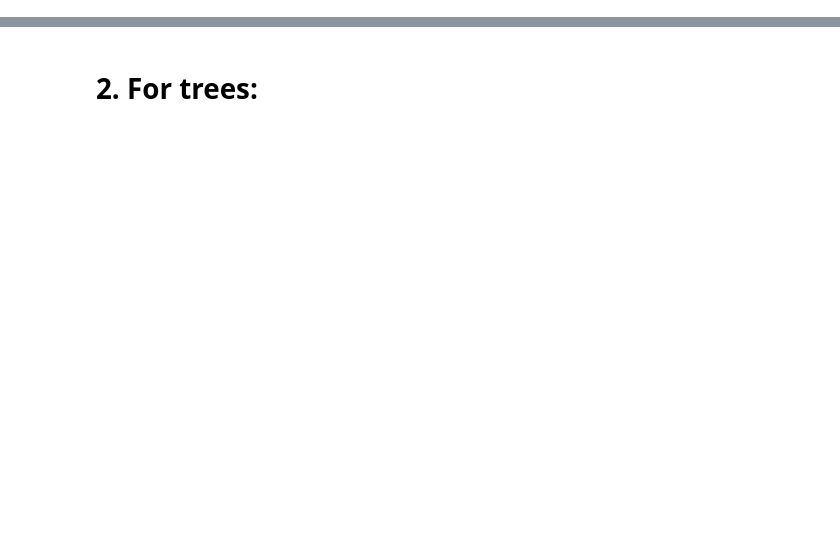
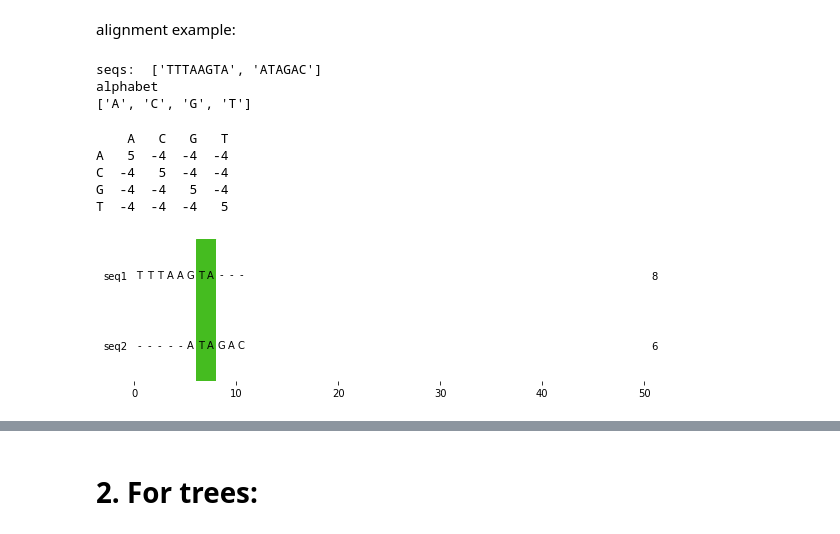
Before and after one commit to dglyzin/sarscov2-ru, a Jupyter notebook: sars-cov-2-dataprep_additional.ipynb, the cells around one changed output, grey strips where cells are left out. Cells and saved outputs as stored; diff of their text form; code cells hidden in the pictures; blank space fills up the shorter version.

```diff
--- a/sars-cov-2-dataprep_additional.ipynb
+++ b/sars-cov-2-dataprep_additional.ipynb
@@ -6,0 +65,43 @@ import matplotlib.pyplot as plt
+# %% [markdown]
+alignment example:
+# %%
+seq1str = utils.gen_nucleotide_sequence(8)
+seq2str = utils.gen_nucleotide_sequence(6)
+print("seqs: ", [seq1str, seq2str])
+
+seq1 = seq.NucleotideSequence(seq1str)
+seq2 = seq.NucleotideSequence(seq2str)
+print("alphabet")
+print(seq1.get_alphabet())
+# %% [output]
+seqs:  ['TTTAAGTA', 'ATAGAC']
+alphabet
+['A', 'C', 'G', 'T']
+# %%
+# Get BLOSUM62 matrix
+matrix = align.SubstitutionMatrix.std_nucleotide_matrix()
+print(matrix)
+
+# Perform pairwise sequence alignment with affine gap penalty
+# Terminal gaps are not penalized
+alignments = align.align_optimal(seq1, seq2, matrix,
+                                 gap_penalty=(-10, -1), terminal_penalty=False)
+
+# Draw first and only alignment
+# The color intensity indicates the similiarity
+fig = plt.figure(figsize=(8.0, 2.5))
+ax = fig.add_subplot(111)
+graphics.plot_alignment_similarity_based(
+    ax, alignments[0], matrix=matrix, labels=["seq1", "seq2"],
+    show_numbers=True, show_line_position=True
+)
+fig.tight_layout()
+
+plt.show()
+# %% [output]
+    A   C   G   T
+A   5  -4  -4  -4
+C  -4   5  -4  -4
+G  -4  -4   5  -4
+T  -4  -4  -4   5
+[figure, added]
```
Also changed, not shown: parts of 44 cells of this notebook, 2 other files.
